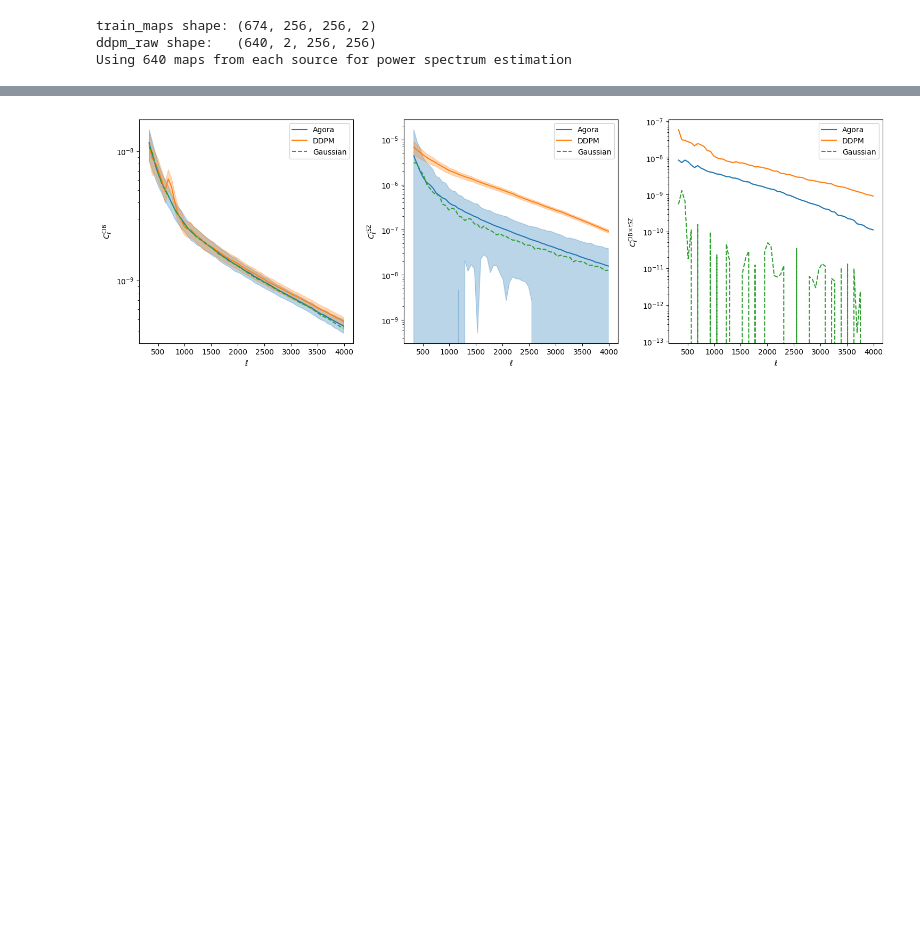
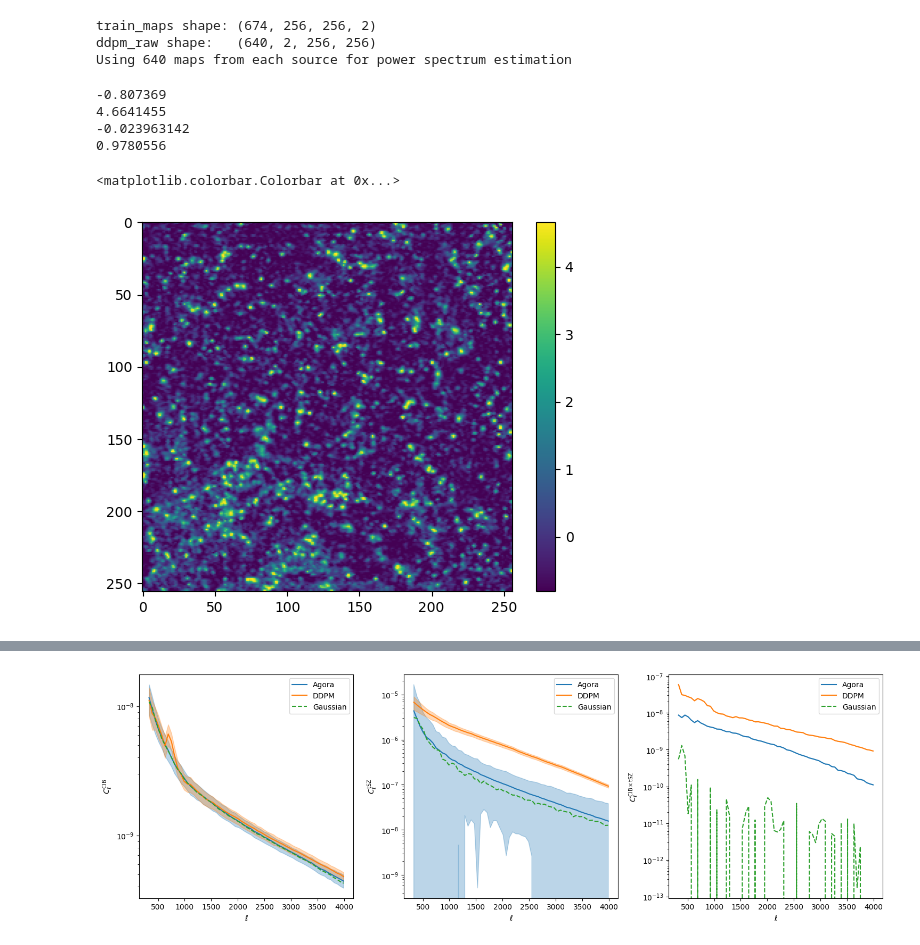
Before and after one commit to AlexBM173/cmb_foregrounds_diffusion, a Jupyter notebook: docs/tutorials/06_power_spectra.ipynb, the cells around one changed output, grey strips where cells are left out. Cells and saved outputs as stored; diff of their text form; code cells hidden in the pictures; blank space fills up the shorter version.

```diff
--- a/docs/tutorials/06_power_spectra.ipynb
+++ b/docs/tutorials/06_power_spectra.ipynb
@@ -100,3 +100,18 @@ print(f"Using {N} maps from each source for power spectrum estimation")
 train_maps shape: (674, 256, 256, 2)
 ddpm_raw shape:   (640, 2, 256, 256)
 Using 640 maps from each source for power spectrum estimation
+# %%
+cib_ddpm_1 = ddpm_tsz[3]
+print(np.min(cib_ddpm_1))
+print(np.max(cib_ddpm_1))
+print(np.mean(cib_ddpm_1))
+print(np.std(cib_ddpm_1))
+plt.imshow(cib_ddpm_1)
+plt.colorbar()
+# %% [output]
+-0.807369
+4.6641455
+-0.023963142
+0.9780556
+<matplotlib.colorbar.Colorbar at 0x...>
+[figure, added]
```
Also changed, not shown: parts of 1 cell of this notebook, 5 other files.
